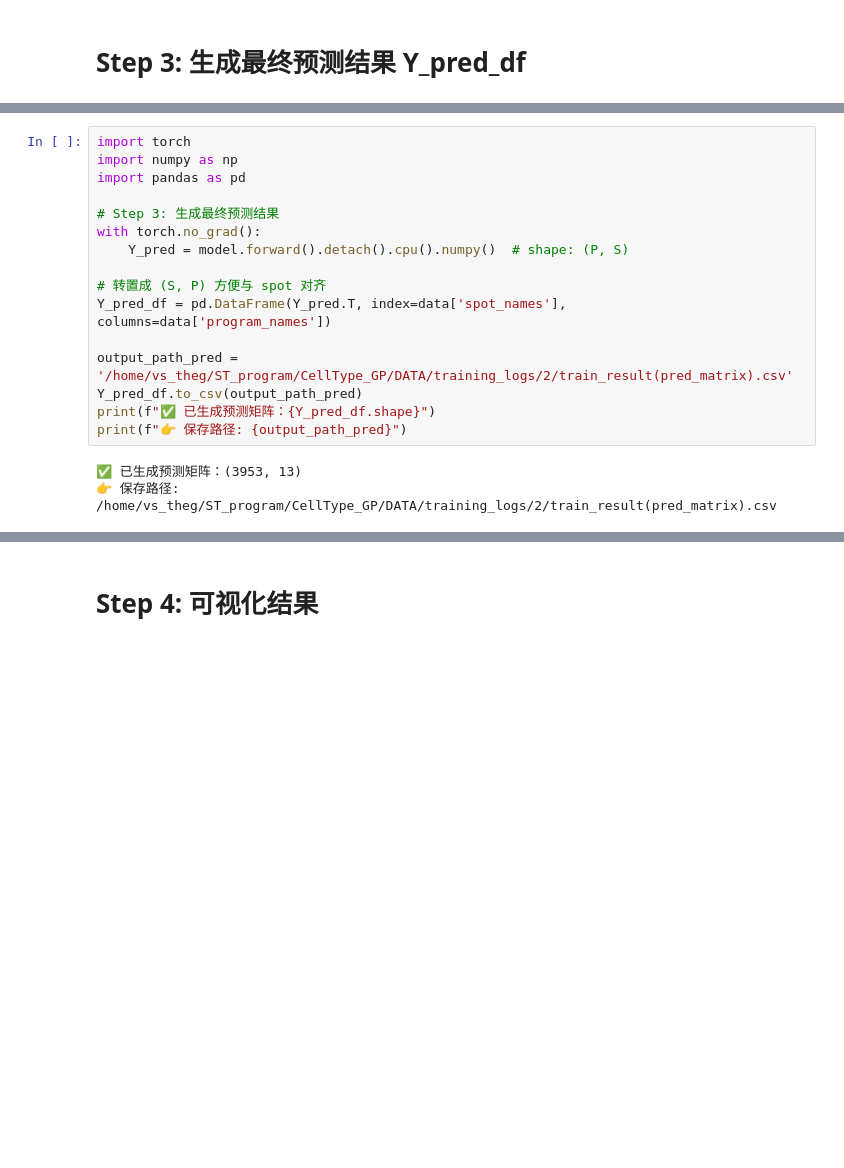
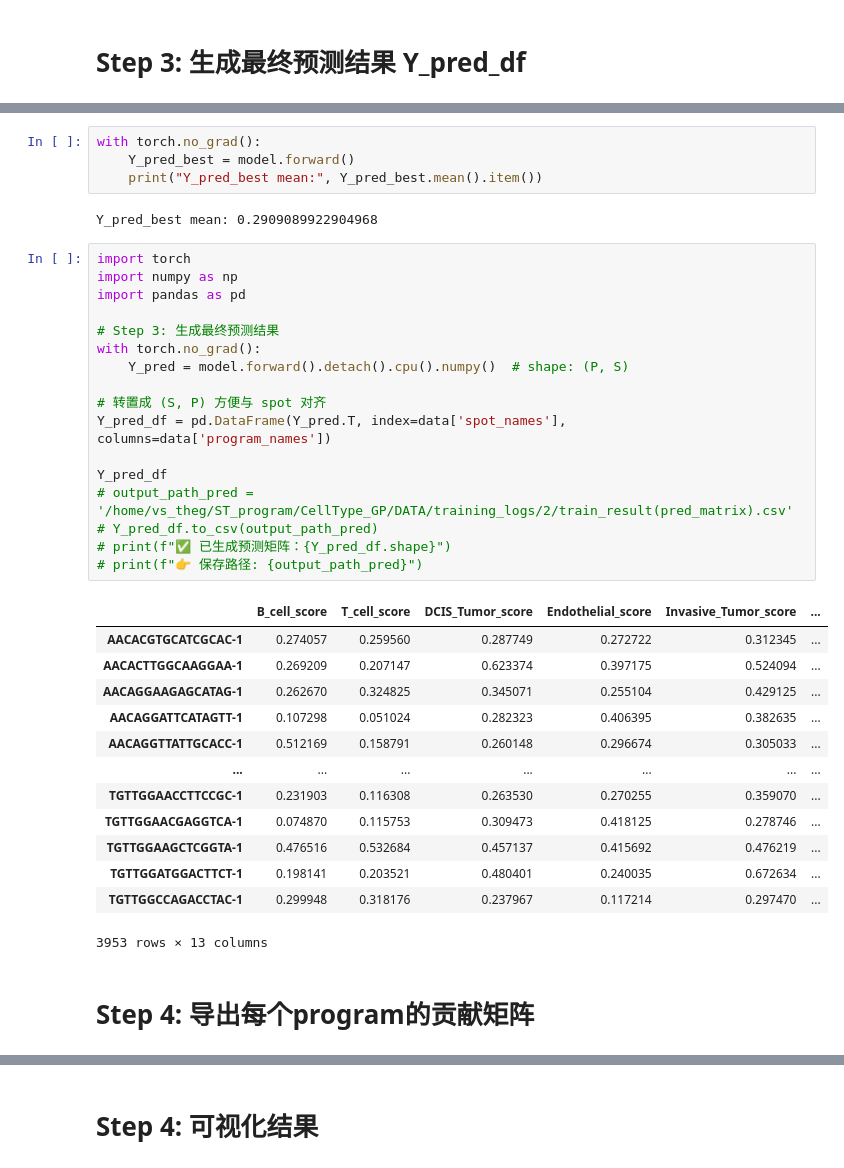
Before and after one commit to rora-theg/CellType-GP, a Jupyter notebook: CellType_GP/CellType-GP/examples/deconvolution_test.ipynb, the cells around one changed output, grey strips where cells are left out. Cells and saved outputs as stored; diff of their text form; blank space fills up the shorter version.

```diff
--- a/CellType_GP/CellType-GP/examples/deconvolution_test.ipynb
+++ b/CellType_GP/CellType-GP/examples/deconvolution_test.ipynb
@@ -126,20 +121,40 @@ print(history)
+# %%
+with torch.no_grad():
+    Y_pred_best = model.forward()
+    print("Y_pred_best mean:", Y_pred_best.mean().item())
+# %% [output]
+Y_pred_best mean: 0.2909089922904968
 # %%
 import torch
 import numpy as np
 import pandas as pd
 
 # Step 3: 生成最终预测结果
 with torch.no_grad():
     Y_pred = model.forward().detach().cpu().numpy()  # shape: (P, S)
 
 # 转置成 (S, P) 方便与 spot 对齐
 Y_pred_df = pd.DataFrame(Y_pred.T, index=data['spot_names'], columns=data['program_names'])
 
-output_path_pred = '/home/vs_theg/ST_program/CellType_GP/DATA/training_logs/2/train_result(pred_matrix).csv'
-Y_pred_df.to_csv(output_path_pred)
-print(f"✅ 已生成预测矩阵：{Y_pred_df.shape}")
-print(f"👉 保存路径: {output_path_pred}")
+Y_pred_df
+# output_path_pred = '/home/vs_theg/ST_program/CellType_GP/DATA/training_logs/2/train_result(pred_matrix).csv'
+# Y_pred_df.to_csv(output_path_pred)
+# print(f"✅ 已生成预测矩阵：{Y_pred_df.shape}")
+# print(f"👉 保存路径: {output_path_pred}")
 # %% [output]
+|  | B_cell_score | T_cell_score | DCIS_Tumor_score | Endothelial_score | Invasive_Tumor_score | ... |
+| AACACGTGCATCGCAC-1 | 0.274057 | 0.259560 | 0.287749 | 0.272722 | 0.312345 | ... |
+| AACACTTGGCAAGGAA-1 | 0.269209 | 0.207147 | 0.623374 | 0.397175 | 0.524094 | ... |
+| AACAGGAAGAGCATAG-1 | 0.262670 | 0.324825 | 0.345071 | 0.255104 | 0.429125 | ... |
+| AACAGGATTCATAGTT-1 | 0.107298 | 0.051024 | 0.282323 | 0.406395 | 0.382635 | ... |
+| AACAGGTTATTGCACC-1 | 0.512169 | 0.158791 | 0.260148 | 0.296674 | 0.305033 | ... |
+| ... | ... | ... | ... | ... | ... | ... |
+| TGTTGGAACCTTCCGC-1 | 0.231903 | 0.116308 | 0.263530 | 0.270255 | 0.359070 | ... |
+| TGTTGGAACGAGGTCA-1 | 0.074870 | 0.115753 | 0.309473 | 0.418125 | 0.278746 | ... |
+| TGTTGGAAGCTCGGTA-1 | 0.476516 | 0.532684 | 0.457137 | 0.415692 | 0.476219 | ... |
+| TGTTGGATGGACTTCT-1 | 0.198141 | 0.203521 | 0.480401 | 0.240035 | 0.672634 | ... |
+| TGTTGGCCAGACCTAC-1 | 0.299948 | 0.318176 | 0.237967 | 0.117214 | 0.297470 | ... |
-✅ 已生成预测矩阵：(3953, 13)
-👉 保存路径: /home/vs_theg/ST_program/CellType_GP/DATA/training_logs/2/train_result(pred_matrix).csv
+3953 rows × 13 columns
+# %% [markdown]
+# Step 4: 导出每个program的贡献矩阵
 # %%
```
Also changed, not shown: parts of 13 cells of this notebook, 1 other file.
